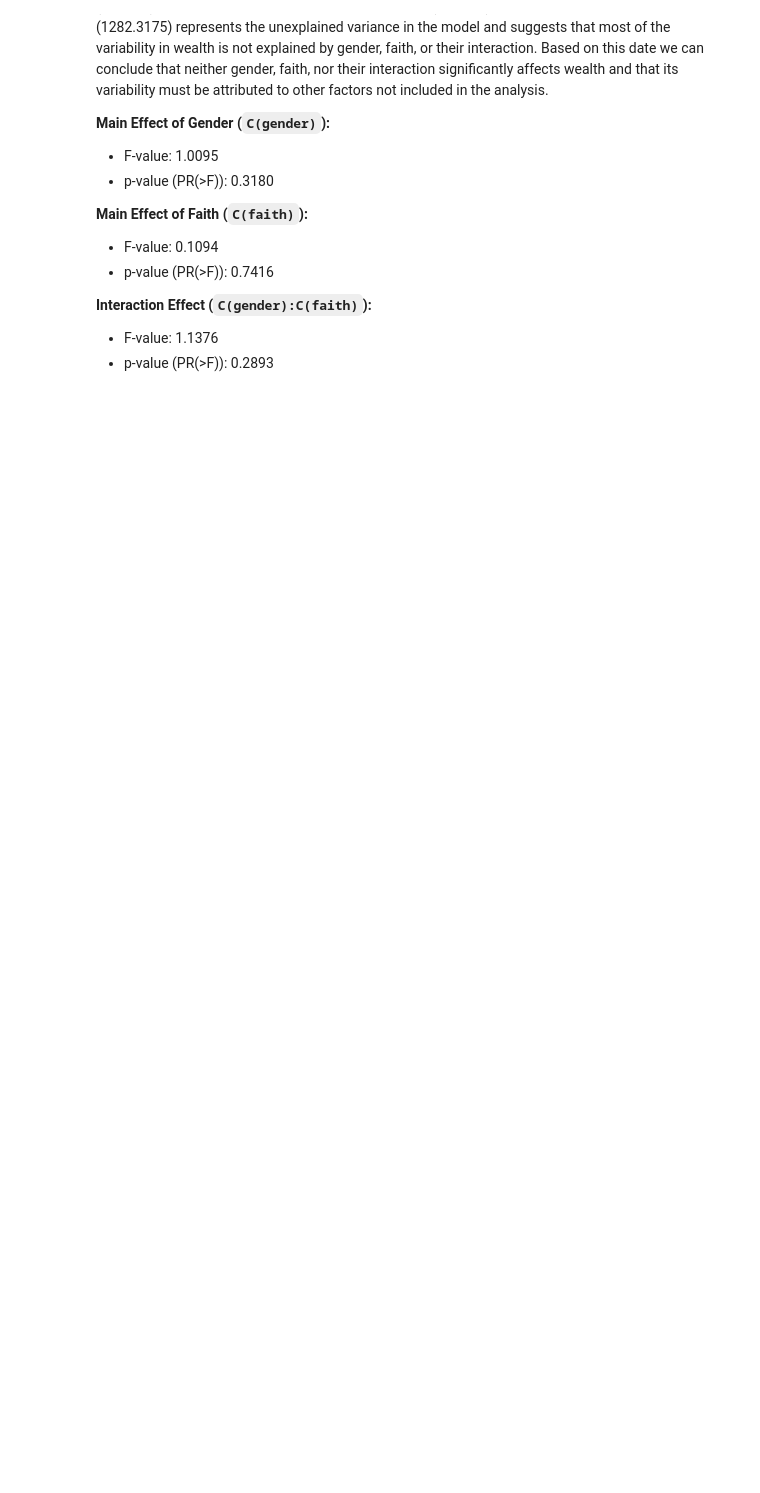
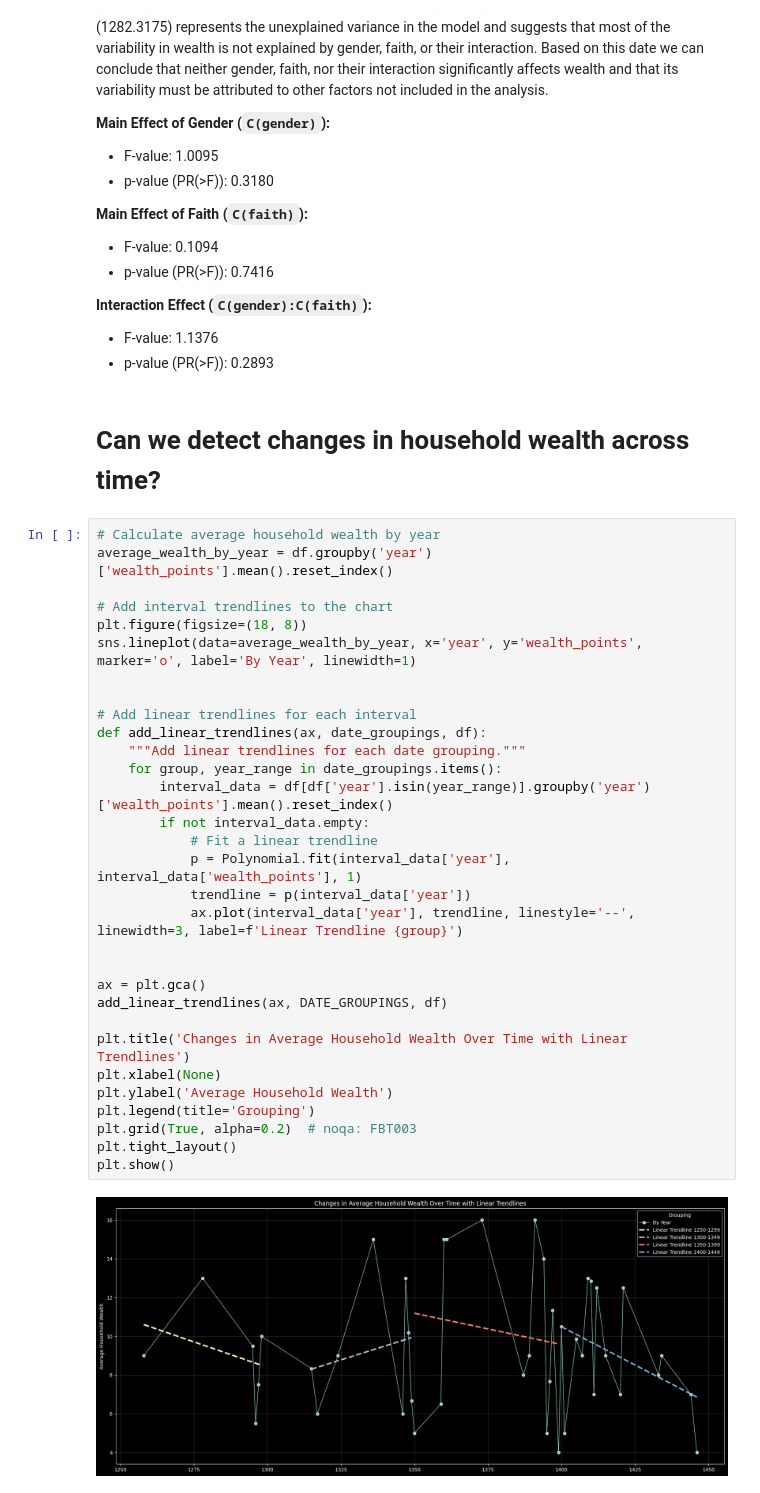
Before and after one commit to gpizzorno/marseille-luxury-objects, a Jupyter notebook: measuring-wealth.ipynb, the cells around one changed output. Cells and saved outputs as stored; diff of their text form; blank space fills up the shorter version.

Commit message:
added wealth change through time

```diff
--- a/measuring-wealth.ipynb
+++ b/measuring-wealth.ipynb
@@ -479,3 +496,38 @@ The effect of gender on wealth is not statistically significant (p > 0.05), and
 **Interaction Effect (`C(gender):C(faith)`):**
 - F-value: 1.1376
 - p-value (PR(>F)): 0.2893
+# %% [markdown]
+# Can we detect changes in household wealth across time?
+# %%
+# Calculate average household wealth by year
+average_wealth_by_year = df.groupby('year')['wealth_points'].mean().reset_index()
+
+# Add interval trendlines to the chart
+plt.figure(figsize=(18, 8))
+sns.lineplot(data=average_wealth_by_year, x='year', y='wealth_points', marker='o', label='By Year', linewidth=1)
+
+
+# Add linear trendlines for each interval
+def add_linear_trendlines(ax, date_groupings, df):
+    """Add linear trendlines for each date grouping."""
+    for group, year_range in date_groupings.items():
+        interval_data = df[df['year'].isin(year_range)].groupby('year')['wealth_points'].mean().reset_index()
+        if not interval_data.empty:
+            # Fit a linear trendline
+            p = Polynomial.fit(interval_data['year'], interval_data['wealth_points'], 1)
+            trendline = p(interval_data['year'])
+            ax.plot(interval_data['year'], trendline, linestyle='--', linewidth=3, label=f'Linear Trendline {group}')
+
+
+ax = plt.gca()
+add_linear_trendlines(ax, DATE_GROUPINGS, df)
+
+plt.title('Changes in Average Household Wealth Over Time with Linear Trendlines')
+plt.xlabel(None)
+plt.ylabel('Average Household Wealth')
+plt.legend(title='Grouping')
+plt.grid(True, alpha=0.2)  # noqa: FBT003
+plt.tight_layout()
+plt.show()
+# %% [output]
+[figure, added]
```
Also changed, not shown: parts of 5 cells of this notebook.
